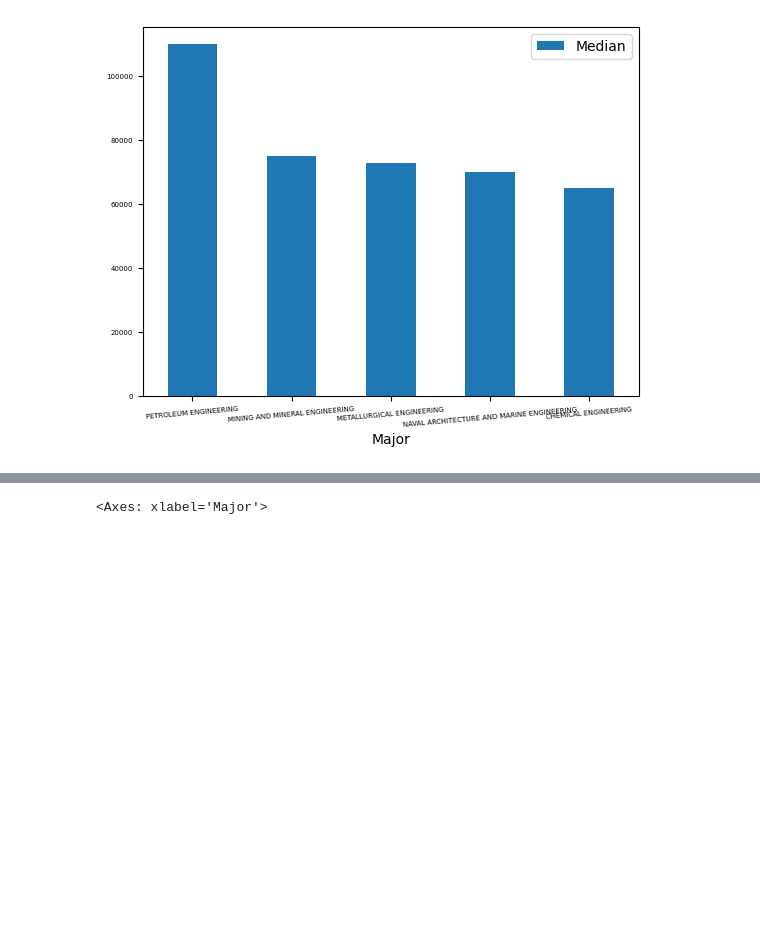
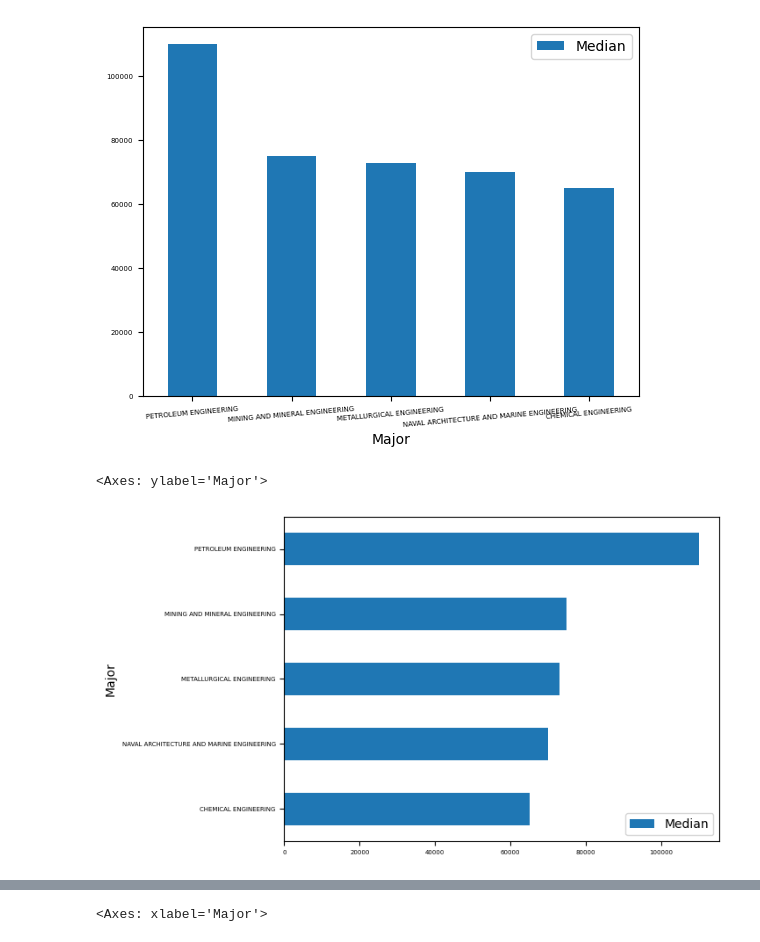
Before and after one commit to felipesebben/Pandas_learning_path, a Jupyter notebook: 7_plot_with_pandas/plot_pandas_viz_basics.ipynb, the cells around one changed output, grey strips where cells are left out. Drawn from its saved outputs; the diff is of its cells as text; code cells hidden in the pictures; blank space fills up the shorter version.

```diff
--- a/7_plot_with_pandas/plot_pandas_viz_basics.ipynb
+++ b/7_plot_with_pandas/plot_pandas_viz_basics.ipynb
@@ -151,6 +151,14 @@ top_5.plot(kind="bar", x="Major", y="Median", rot=5, fontsize=5)
 # %% [output]
 <Axes: xlabel='Major'>
 [figure]
+# %%
+# Alternative - horizontal bar chart
+# reverse the order to make sure the horizontal bar chart is properly plotted
+top_5 = top_5[::-1]
+top_5.plot(kind="barh", x="Major", y="Median",  fontsize=5)
+# %% [output]
+<Axes: ylabel='Major'>
+[figure, added]
 # %% [markdown]
 <p>We can see that <b>petroleum engineering</b>'s median salary is far higher than the next highest salary by more than $20,000. The four next median salaries are similar. if you have a data point with a much higher or lower value than the rest, you can investigate a bit further by, for example, investigating related data. We can investigate all majors whose median salary is above $60,000.</p>
 # %%
```
Also changed, not shown: parts of 8 cells of this notebook.
